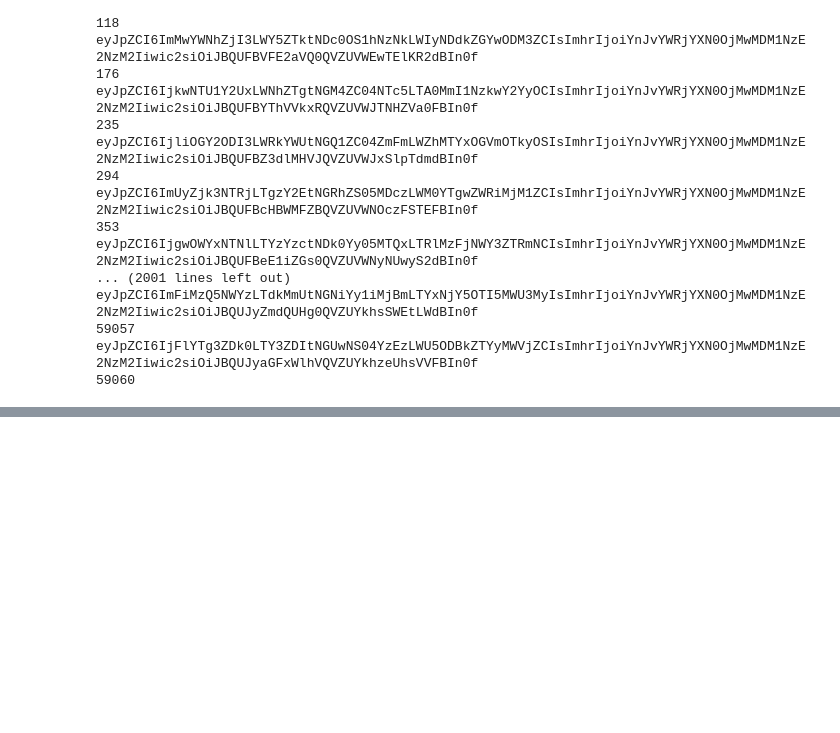
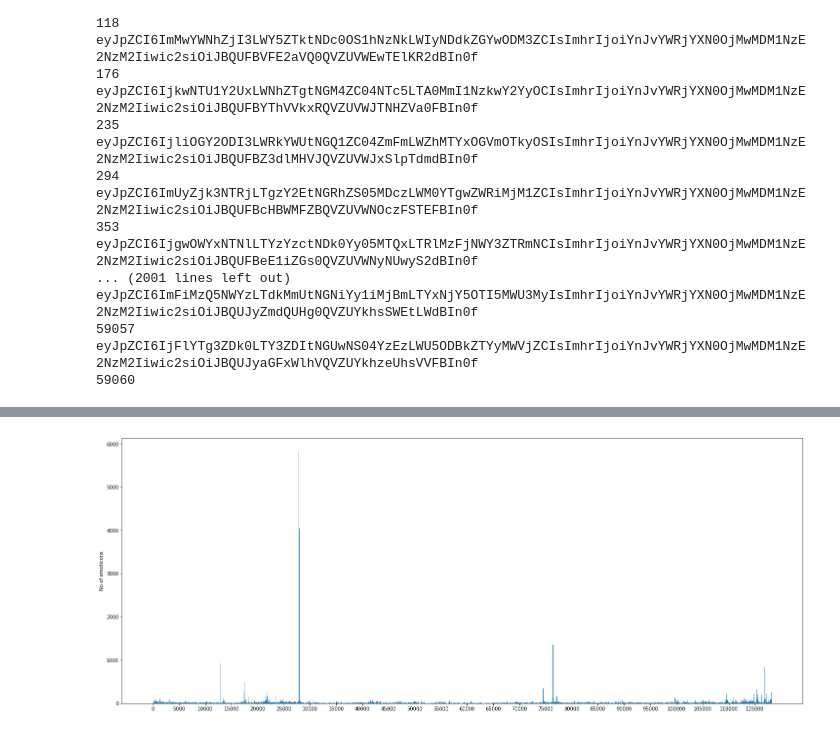
Before and after one commit to missinglinks/twitch-chat-stuff, a Jupyter notebook: notebooks/prototyp.ipynb, the cells around one changed output, grey strips where cells are left out. Saved outputs shown, nothing was run; the diff lists cells and outputs as text; code cells hidden in the pictures; blank space fills up the shorter version.

```diff
--- a/notebooks/prototyp.ipynb
+++ b/notebooks/prototyp.ipynb
@@ -45,0 +119,5 @@ json.dump(comments, open("comments.json", "w"), indent=4)
+# %%
+emoticons = [  ]
+for comment in tc.comments:
+    for emoticon in comment.emoticons:
+        emoticons.append(comment.offset_seconds)
@@ -45,0 +128,9 @@ json.dump(comments, open("comments.json", "w"), indent=4)
+# %%
+plt.figure(figsize=(25,10))
+bins = round(tc.length/60)
+plt.hist(emoticons, bins=bins)
+plt.ylabel('No of emoticons')
+plt.xticks(np.arange(0,120000, 5000))
+plt.show()
+# %% [output]
+[figure, added]
```
Also changed, not shown: parts of 19 cells of this notebook.
